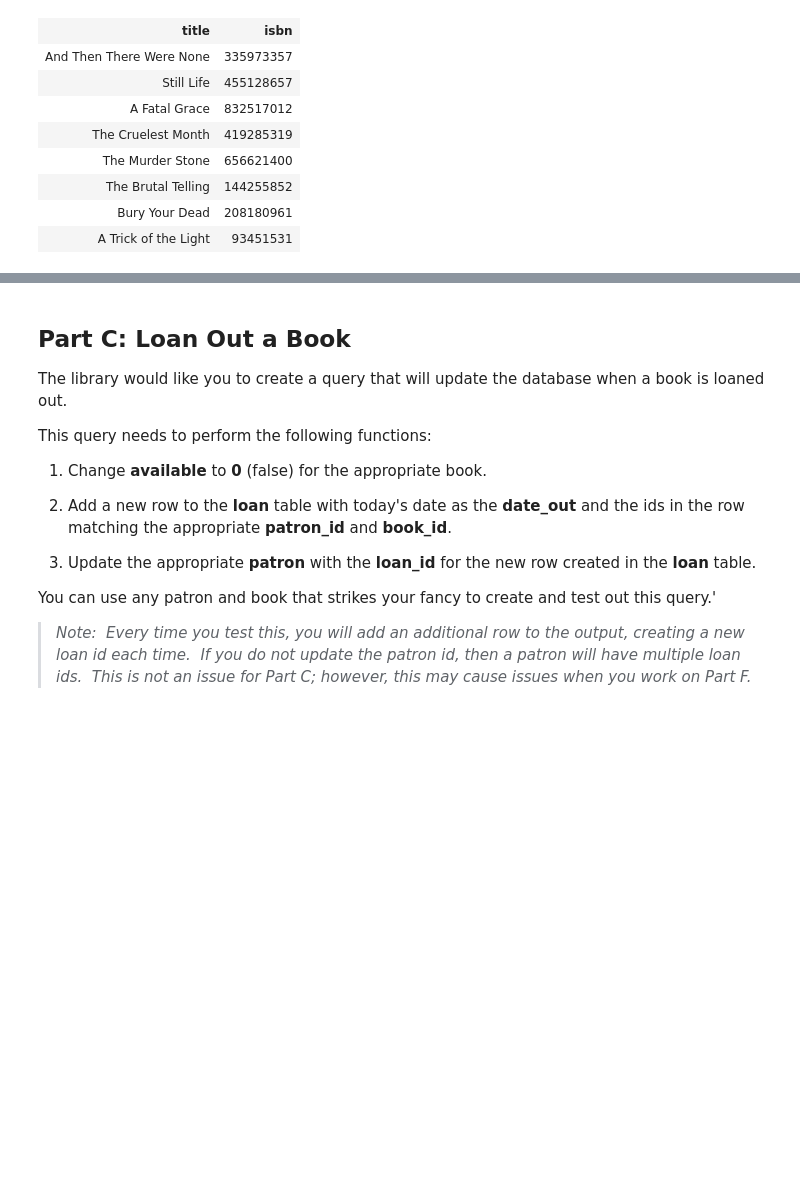
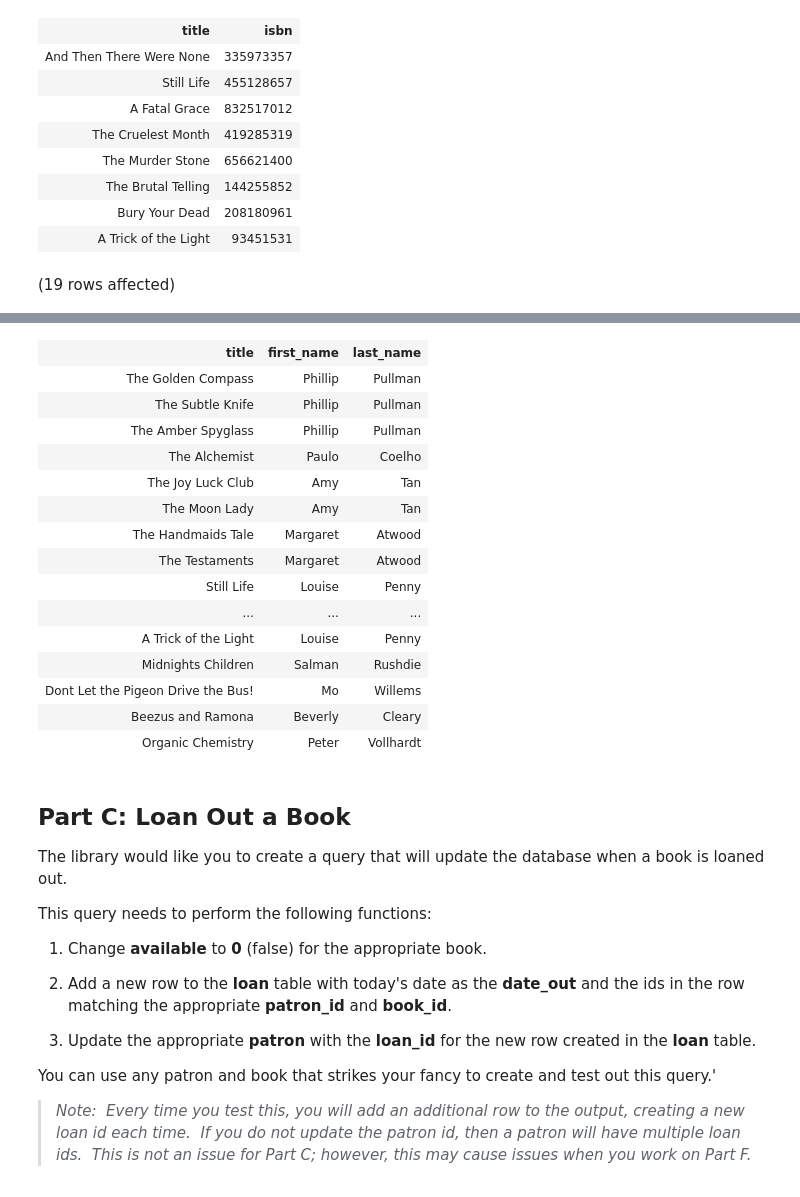
Before and after one commit to krmt28/SQL-Part-5-Studio, a Jupyter notebook: Studio.ipynb, the cells around one changed output, grey strips where cells are left out. Cells and saved outputs as stored; diff of their text form; code cells hidden in the pictures; blank space fills up the shorter version.

```diff
--- a/Studio.ipynb
+++ b/Studio.ipynb
@@ -689,0 +687,8 @@ FROM JunkDB_STL_May2023.katie.book
+# %%
+SELECT title, first_name, last_name
+FROM JunkDB_STL_May2023.katie.author a
+JOIN JunkDB_STL_May2023.katie.book b
+ON a.author_id = b.author_id
+WHERE death_year IS NULL
+# %% [output]
+(19 rows affected)
@@ -690,3 +696,19 @@ FROM JunkDB_STL_May2023.katie.book
+| title | first_name | last_name |
+| The Golden Compass | Phillip | Pullman |
+| The Subtle Knife | Phillip | Pullman |
+| The Amber Spyglass | Phillip | Pullman |
+| The Alchemist | Paulo | Coelho |
+| The Joy Luck Club | Amy | Tan |
+| The Moon Lady | Amy | Tan |
+| The Handmaids Tale | Margaret | Atwood |
+| The Testaments | Margaret | Atwood |
+| Still Life | Louise | Penny |
+| ... | ... | ... |
+| A Trick of the Light | Louise | Penny |
+| Midnights Children | Salman | Rushdie |
+| Dont Let the Pigeon Drive the Bus! | Mo | Willems |
+| Beezus and Ramona | Beverly | Cleary |
+| Organic Chemistry | Peter | Vollhardt |
 # %% [markdown]
 ## **Part C: Loan Out a Book**
 
```
Also changed, not shown: parts of 3 cells of this notebook.
